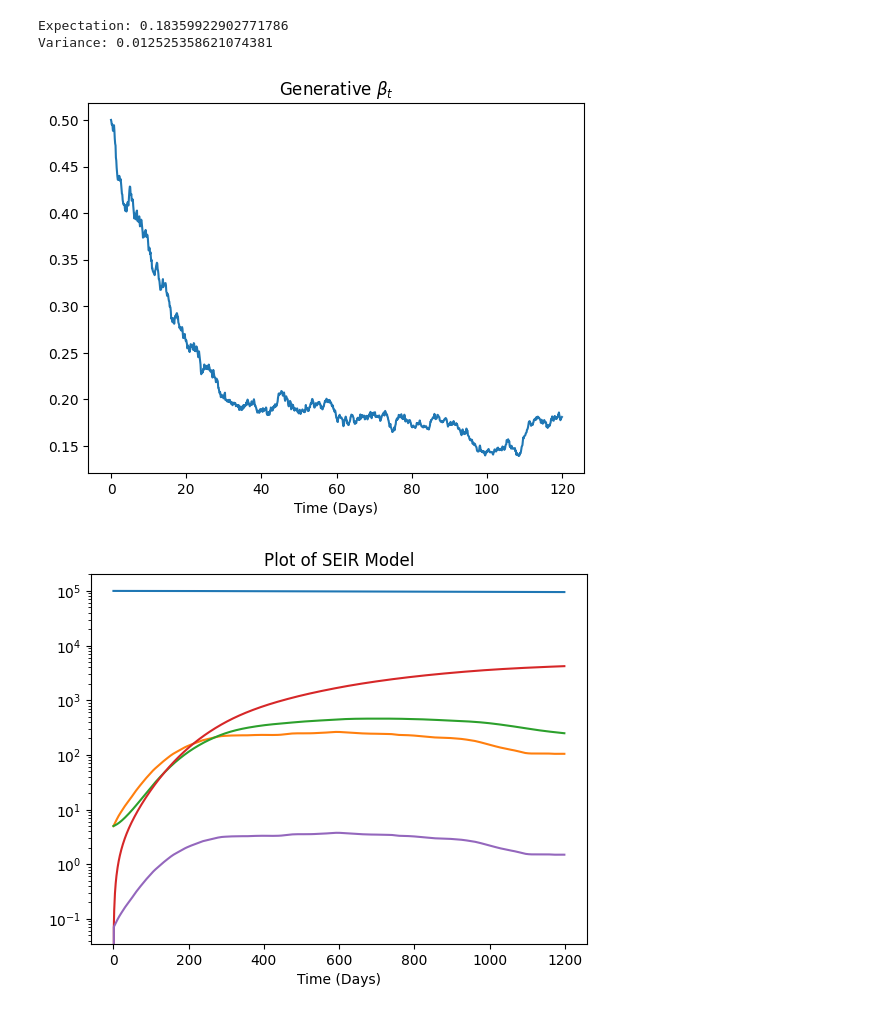
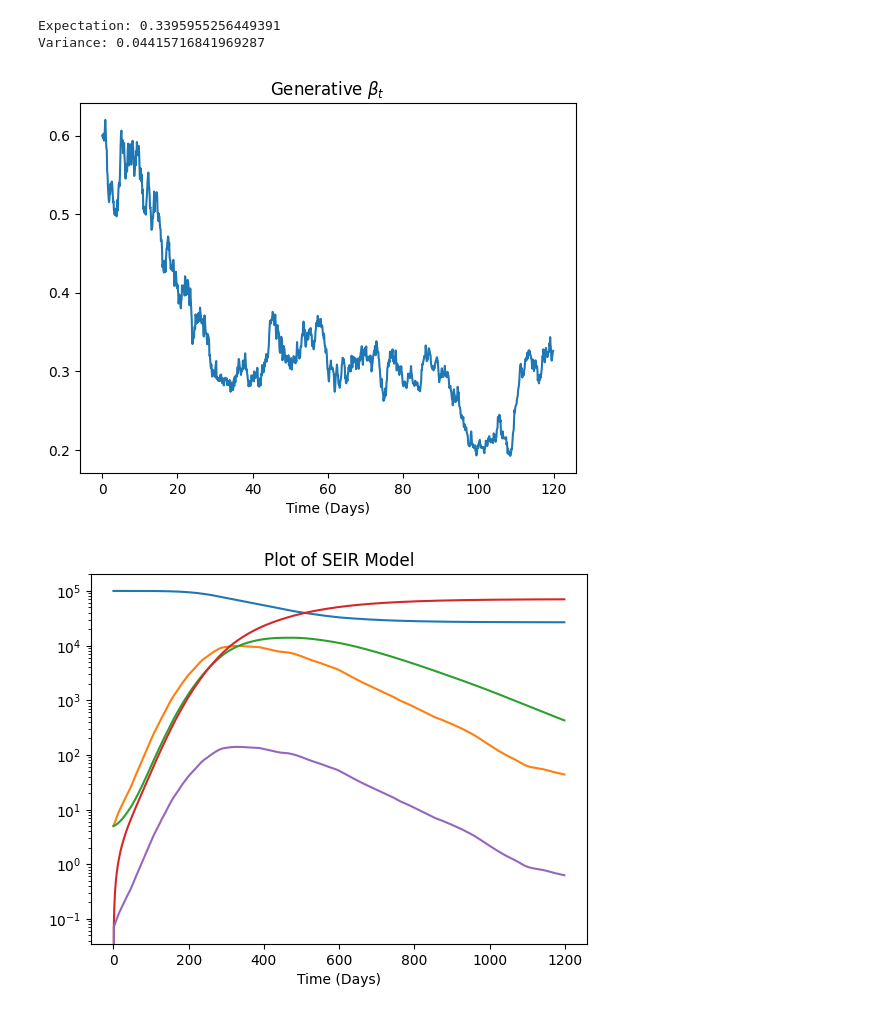
Before and after one commit to Averydx/PMCMC, a Jupyter notebook: examples/generative_data_OU.ipynb, the cells around one changed output. Drawn from its saved outputs; the diff is of its cells as text; code cells hidden in the pictures.

```diff
--- a/examples/generative_data_OU.ipynb
+++ b/examples/generative_data_OU.ipynb
@@ -22,8 +22,8 @@ E = 5
 
 '''OU params'''
 lam = 1/20
-mean_ou = -1.7
-sig = 0.1
+mean_ou = -1.1
+sig = 0.2
 
 print(f"Expectation: {np.exp(mean_ou + (sig**2)/2)}")
 print(f"Variance: {np.exp(sig**2 - 1) * np.exp(2 * mean_ou + sig**2)}")
@@ -32,37 +32,37 @@ print(f"Variance: {np.exp(sig**2 - 1) * np.exp(2 * mean_ou + sig**2)}")
 A = np.exp(-lam * dt)
 M = mean_ou * (np.exp(-lam * dt) - 1)
 C = sig * np.sqrt(1 - np.exp(-2 * lam * dt))
 
 betas = np.zeros_like(t_vec)
-betas[0] = 0.5
+betas[0] = 0.6
 for time_index in range(1,len(t_vec)):
     betas[time_index] = np.exp(A * np.log(betas[time_index - 1]) - M + C * rng.normal(0,1))
 
 state = np.zeros((5,len(t_vec)))
 state[:,0] = np.array([N - I - E,E, I, 0,0])
 
 plt.title('Generative $\\beta_t$')
 plt.xlabel('Time (Days)')
 plt.plot(t_vec,betas)
 
 for time_index in range(1,len(t_vec)):
 
     new_E = (betas[time_index - 1] * (state[1,time_index -1] + q * state[2,time_index - 1]) * state[0,time_index - 1]/np.sum(state[:,time_index-1])) * dt
     new_I = (eta * state[1,time_index - 1]) * dt
     new_ER = (gamma * state[1,time_index -1]) * dt
     new_IR = (gamma * state[2,time_index - 1]) * dt
     new_D = (mu * state[2,time_index - 1]) * dt
 
 
     state[0,time_index] = state[0,time_index - 1] - new_E #S
     state[1,time_index] = state[1,time_index - 1] + new_E - new_I - new_ER
     state[2,time_index] = state[2,time_index-1] + new_I - new_IR - new_D
     state[3,time_index] = state[3,time_index - 1] + new_ER + new_IR #R
     state[4,time_index] = new_I
 # %% [output]
-Expectation: 0.18359922902771786
-Variance: 0.012525358621074381
+Expectation: 0.3395955256449391
+Variance: 0.04415716841969287
-[figure, old version]
+[figure, new version]
 # %%
 plt.yscale('log')
 plt.title('Plot of SEIR Model')
@@ -72,7 +72,7 @@ plt.plot(state.T[:])
 pd.DataFrame(state).to_csv('../data_sets/ou_state_nbinom.csv',index = False)
 pd.DataFrame(betas).to_csv('../data_sets/ou_betas_nbinom.csv',index = False)
 # %% [output]
-[figure, old version]
+[figure, new version]
 # %%
 r = 50
 
```
Also changed, not shown: parts of 1 cell of this notebook, 7 other files.
